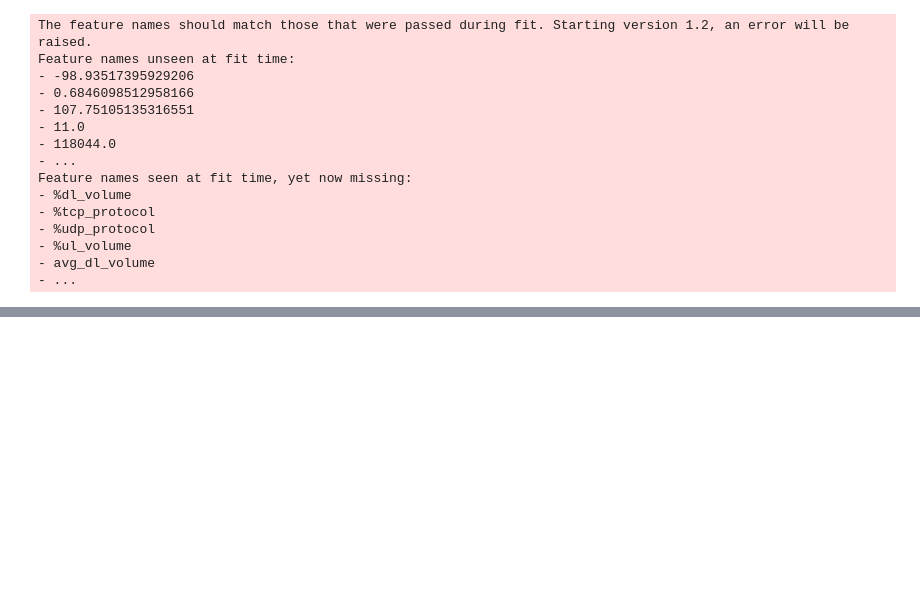
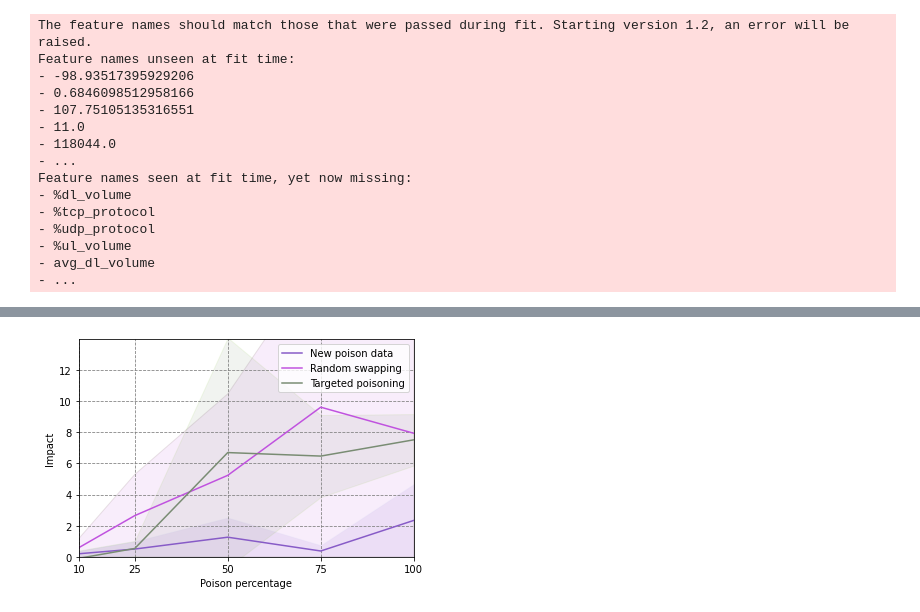
Before and after one commit to sandeepaamcp/activity-classification, a Jupyter notebook: xai/poisoning-and-inference-attacks/poisoning-attack-using-gan.ipynb, the cells around one changed output, grey strips where cells are left out. Saved outputs shown, nothing was run; the diff lists cells and outputs as text; code cells hidden in the pictures; blank space fills up the shorter version.

```diff
--- a/xai/poisoning-and-inference-attacks/poisoning-attack-using-gan.ipynb
+++ b/xai/poisoning-and-inference-attacks/poisoning-attack-using-gan.ipynb
@@ -160 +439,9 @@ X_train_new, Y_train_new = add_poison_set(X_train, Y_train, X_poison, Y_poison,
+# %%
+draw_graph(x=[10,25,50,75,100], y_list = [avg_new, avg_swap, avg_target],
+           err_list = [avg_new, avg_swap,stdev_target], label_list=['New poison data','Random swapping','Targeted poisoning'],
+            xlabel = "Poison percentage",
+           ylabel = "Impact", xlim=[10,100], ylim=[0,max(avg_swap)+max(stdev_swap)],
+           is_legend=True, alpha=0.1, thresh_on=False)
+# %% [output]
+[figure, added]
 # %%
```
Also changed, not shown: parts of 24 cells of this notebook, 2 other files.
